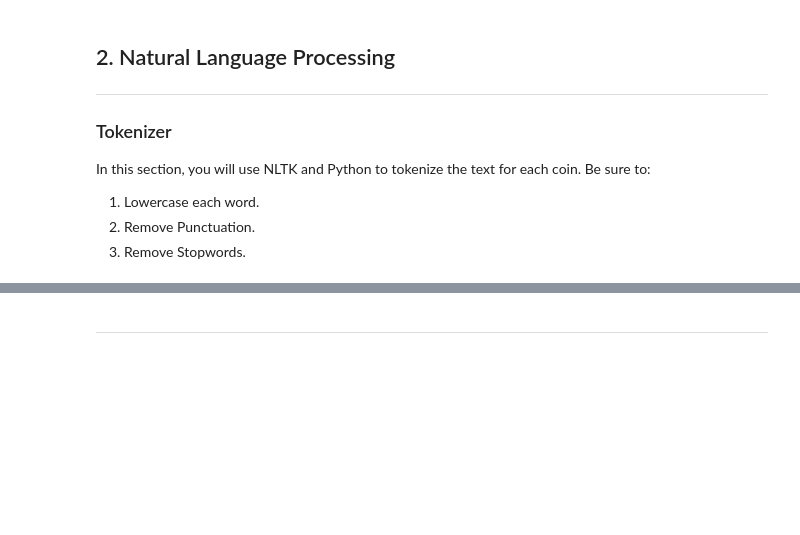
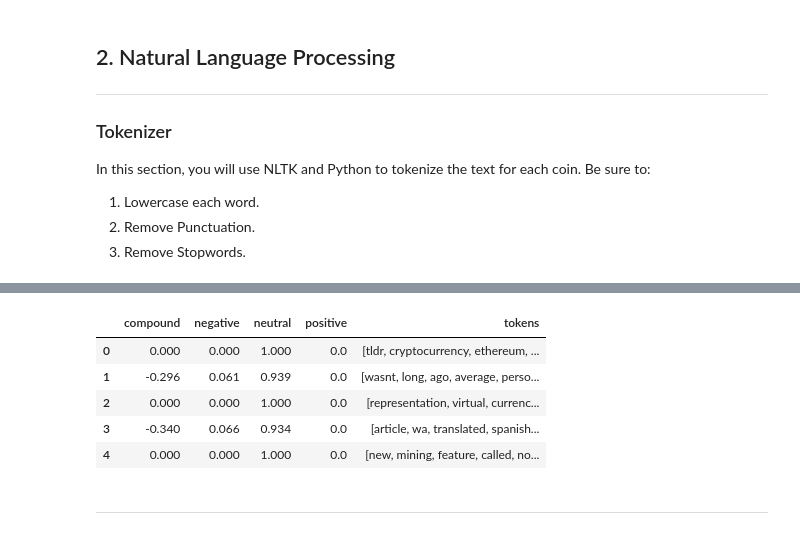
Before and after one commit to mikerae1/NLP_Scripting, a Jupyter notebook: Starter_Code/crypto_sentiment.ipynb, the cells around one changed output, grey strips where cells are left out. Drawn from its saved outputs; the diff is of its cells as text; code cells hidden in the pictures; blank space fills up the shorter version.

```diff
--- a/Starter_Code/crypto_sentiment.ipynb
+++ b/Starter_Code/crypto_sentiment.ipynb
@@ -254,3 +272,26 @@ def tokenizer(text):
+# %%
+# Create a new tokens column for Ethereum
+ethereum_df['tokens'] = np.nan
+
+texts = ethereum_df['content']
+
+tokens = []
+for text in texts:
+    tokens.append(tokenizer(text))
+
+ethereum_df['tokens'] = tokens
+ethereum_df.drop(columns = 'title', inplace=True)
+ethereum_df.drop(columns = 'content', inplace=True)
+ethereum_df.drop(columns = 'title_sentiment', inplace=True)
+ethereum_df.drop(columns = 'content_sentiment', inplace=True)
+ethereum_df.head(5)
+# %% [output]
+|  | compound | negative | neutral | positive | tokens |
+| 0 | 0.000 | 0.000 | 1.000 | 0.0 | [tldr, cryptocurrency, ethereum, ... |
+| 1 | -0.296 | 0.061 | 0.939 | 0.0 | [wasnt, long, ago, average, perso... |
+| 2 | 0.000 | 0.000 | 1.000 | 0.0 | [representation, virtual, currenc... |
+| 3 | -0.340 | 0.066 | 0.934 | 0.0 | [article, wa, translated, spanish... |
+| 4 | 0.000 | 0.000 | 1.000 | 0.0 | [new, mining, feature, called, no... |
 # %% [markdown]
 ---
 # %% [markdown]
```
Also changed, not shown: parts of 15 cells of this notebook.
